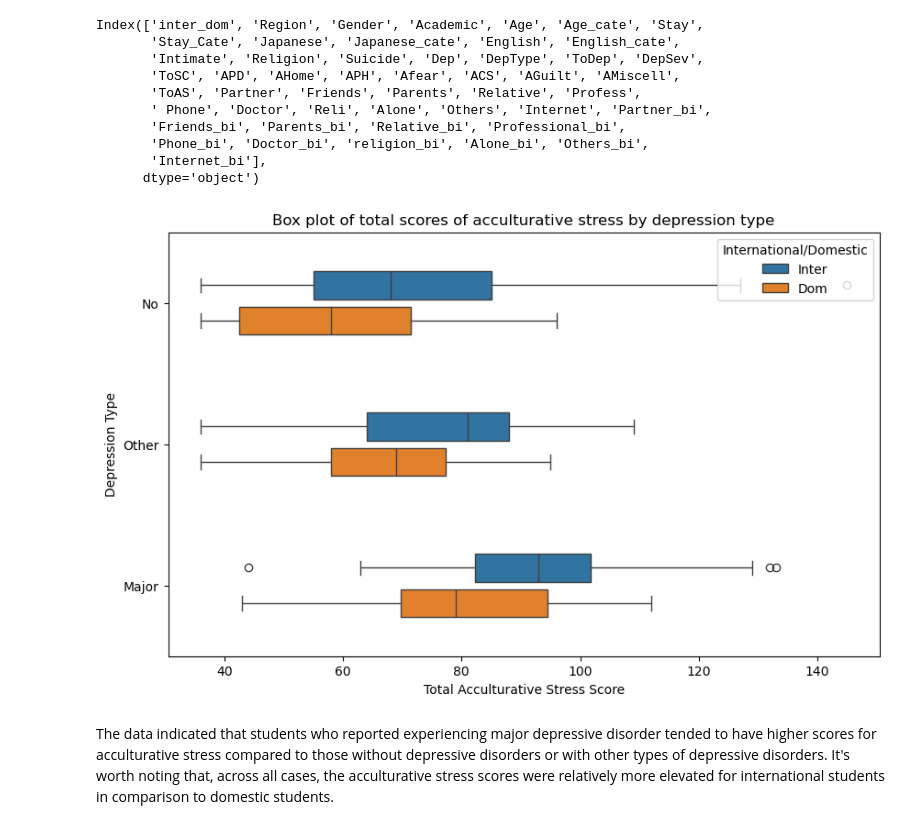
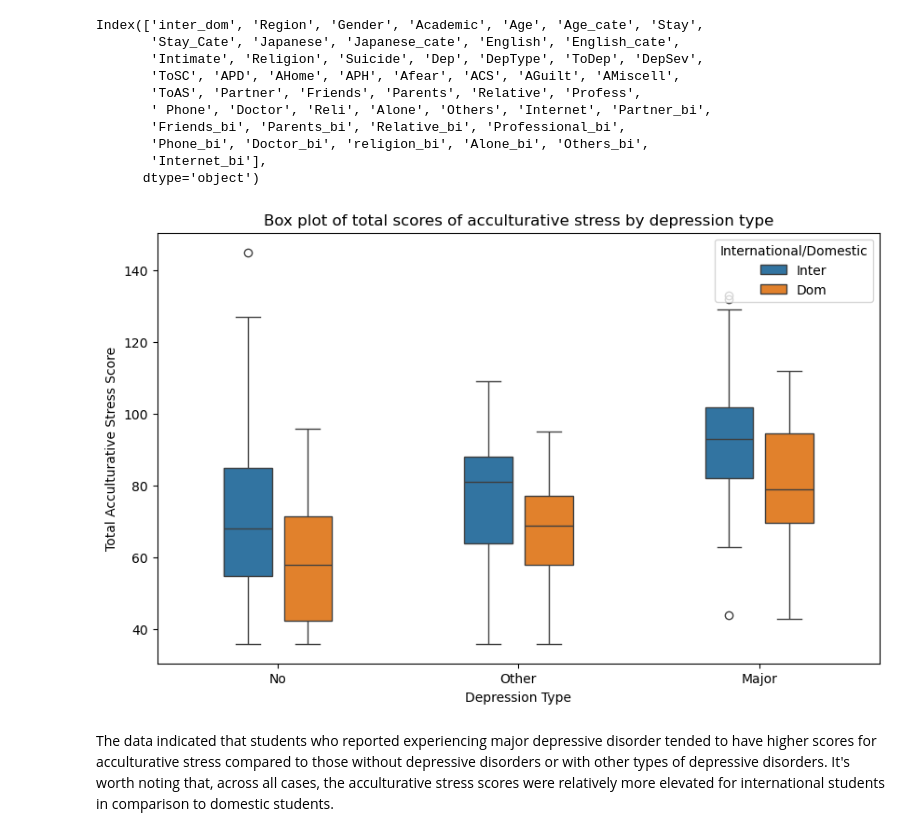
Before and after one commit to littlexflower/student-mental-health, a Jupyter notebook: notebook.ipynb, the cells around one changed output. Drawn from its saved outputs; the diff is of its cells as text; code cells hidden in the pictures.

```diff
--- a/notebook.ipynb
+++ b/notebook.ipynb
@@ -200,23 +200,24 @@ Index(['inter_dom', 'Region', 'Gender', 'Academic', 'Age', 'Age_cate', 'Stay',
 # %%
 # Build a box plot of the ToAS score by DepType, colored by inter_dom
 plt.figure(figsize=(10, 6))
 sns.boxplot(
     data=students,
-    x='ToAS',
-    y='DepType',
+    x='DepType',
+    y='ToAS',
     hue='inter_dom',
-    width=0.5,
-    gap=0.2
+    width=0.5, # Width of the boxplot
+    gap=0.2, # Distance between the boxplots
+    order=['No', 'Other', 'Major']
 )
 
 # Set the title and labels
 plt.title('Box plot of total scores of acculturative stress by depression type')
-plt.xlabel('Total Acculturative Stress Score')
-plt.ylabel('Depression Type')
+plt.xlabel('Depression Type')
+plt.ylabel('Total Acculturative Stress Score')
 plt.legend(title='International/Domestic', loc='upper right')
 
 plt.show()
 # %% [output]
-[figure, old version]
+[figure, new version]
 # %% [markdown]
 The data indicated that students who reported experiencing major depressive disorder tended to have higher scores for acculturative stress compared to those without depressive disorders or with other types of depressive disorders. It's worth noting that, across all cases, the acculturative stress scores were relatively more elevated for international students in comparison to domestic students.
```
Also changed, not shown: parts of 3 cells of this notebook.
